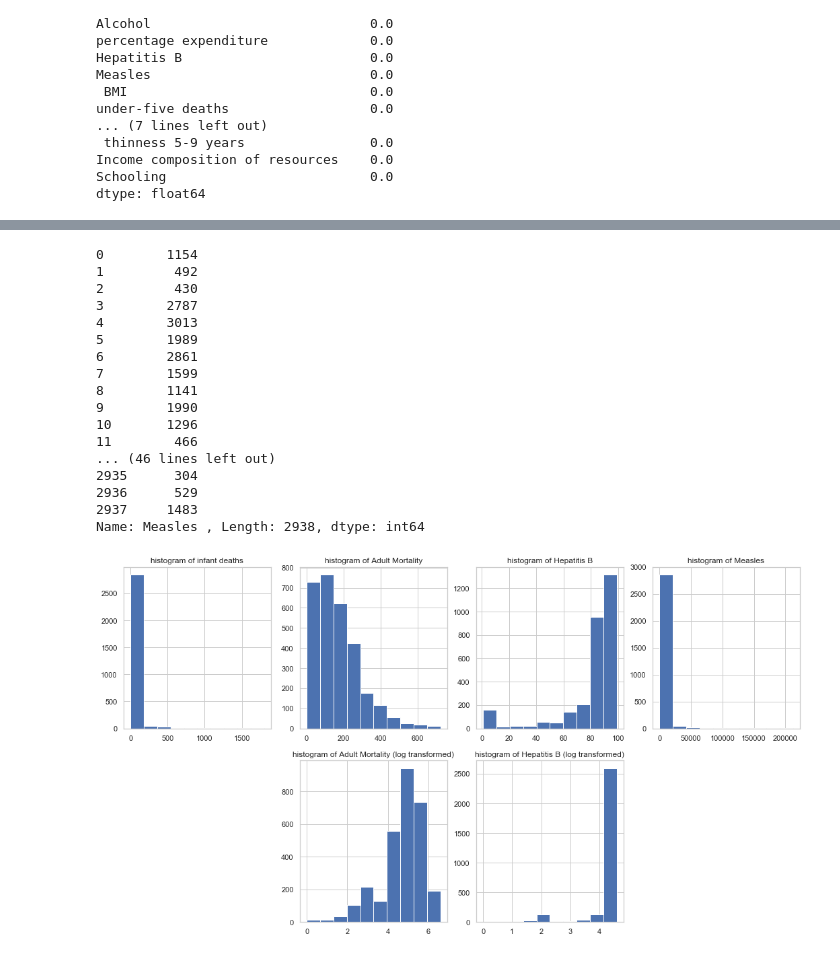
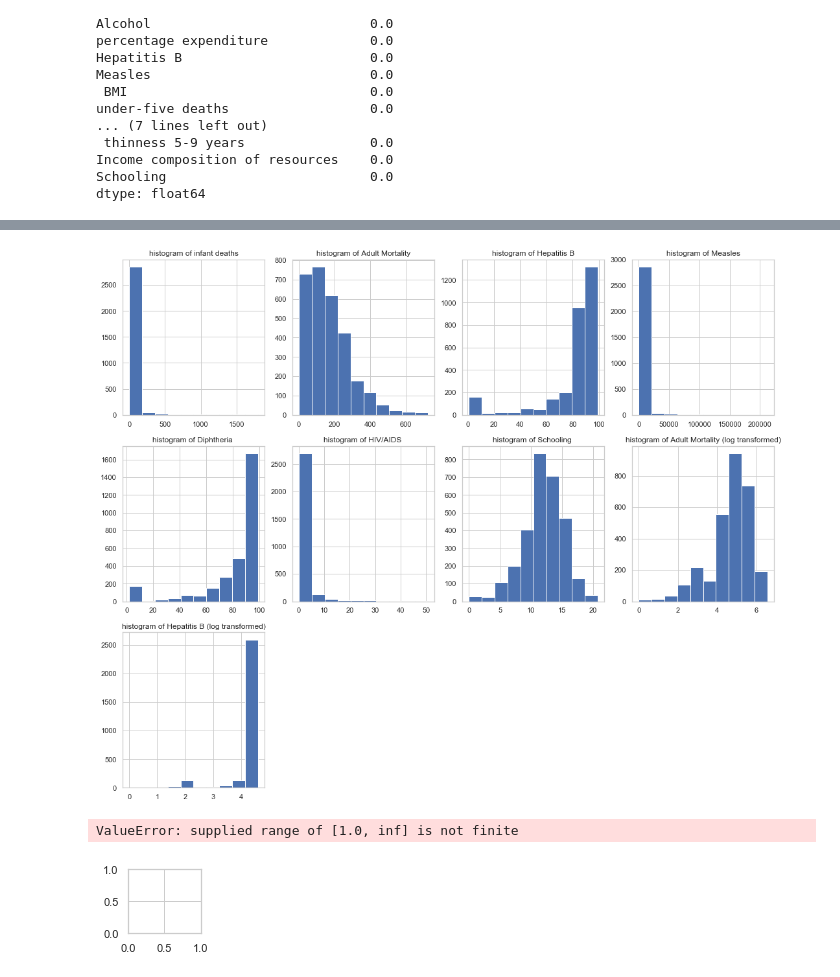
Before and after one commit to bmagnificent86/MODULE-20_CHALLENGE, a Jupyter notebook: MODULE 20_CHALLENGE.ipynb, the cells around one changed output, grey strips where cells are left out. Cells and saved outputs as stored; diff of their text form; code cells hidden in the pictures.

```diff
--- a/MODULE 20_CHALLENGE.ipynb
+++ b/MODULE 20_CHALLENGE.ipynb
@@ -247,59 +247,59 @@ WHO_WB_df.corr()
 | thinness 5-9 years | -0.050627 | -0.466629 | 0.305366 | 0.471228 | -0.405881 | -0.252725 | -0.108334 | ... |
 | Income composition of resources | 0.236333 | 0.692483 | -0.440062 | -0.143663 | 0.416099 | 0.380374 | 0.150992 | ... |
 | Schooling | 0.203471 | 0.715066 | -0.435108 | -0.191757 | 0.497546 | 0.388105 | 0.171755 | ... |
-# %%
-WHO_WB_df["Measles "].astype(np.int64)
-# %% [output]
-0        1154
-1         492
-2         430
-3        2787
-4        3013
-5        1989
-6        2861
-7        1599
-8        1141
-9        1990
-10       1296
-11        466
-... (46 lines left out)
-2935      304
-2936      529
-2937     1483
-Name: Measles , Length: 2938, dtype: int64
 # %%
 plt.figure(figsize=(18,15))
 
 plt.subplot(3,4,1)
 plt.hist(WHO_WB_df["infant deaths"])
 plt.title('histogram of infant deaths')
 
 plt.subplot(3,4,2)
 plt.hist(WHO_WB_df["Adult Mortality"])
 plt.title('histogram of Adult Mortality')
 
 plt.subplot(3,4,3)
 plt.hist(WHO_WB_df["Hepatitis B"])
 plt.title('histogram of Hepatitis B')
 
 
 plt.subplot(3,4,4)
 plt.hist(WHO_WB_df["Measles "])
 plt.title('histogram of Measles')
 
 
+plt.subplot(3,4,5)
+plt.hist(WHO_WB_df["Diphtheria "])
+plt.title('histogram of Diphtheria ')
+
 plt.subplot(3,4,6)
+plt.hist(WHO_WB_df[" HIV/AIDS"])
+plt.title('histogram of HIV/AIDS ')
+
+plt.subplot(3,4,7)
+plt.hist(WHO_WB_df["Schooling"])
+plt.title('histogram of Schooling ')
+
+
+plt.subplot(3,4,8)
 plt.hist(np.log(WHO_WB_df["Adult Mortality"]))
 plt.title("histogram of Adult Mortality (log transformed)")
 
 
-plt.subplot(3,4,7)
+plt.subplot(3,4,9)
 plt.hist(np.log(WHO_WB_df["Hepatitis B"]))
 plt.title("histogram of Hepatitis B (log transformed)")
 
 
-#  "Diphtheria " " HIV/AIDS"
+
+
 
 plt.show()
 # %% [output]
-[figure, old version]
+[figure, new version]
+# %%
+plt.subplot(3,4,10)
+plt.hist(np.exp(WHO_WB_df["Measles "]))
+# %% [output]
+ValueError: supplied range of [1.0, inf] is not finite
+[figure, added]
```
